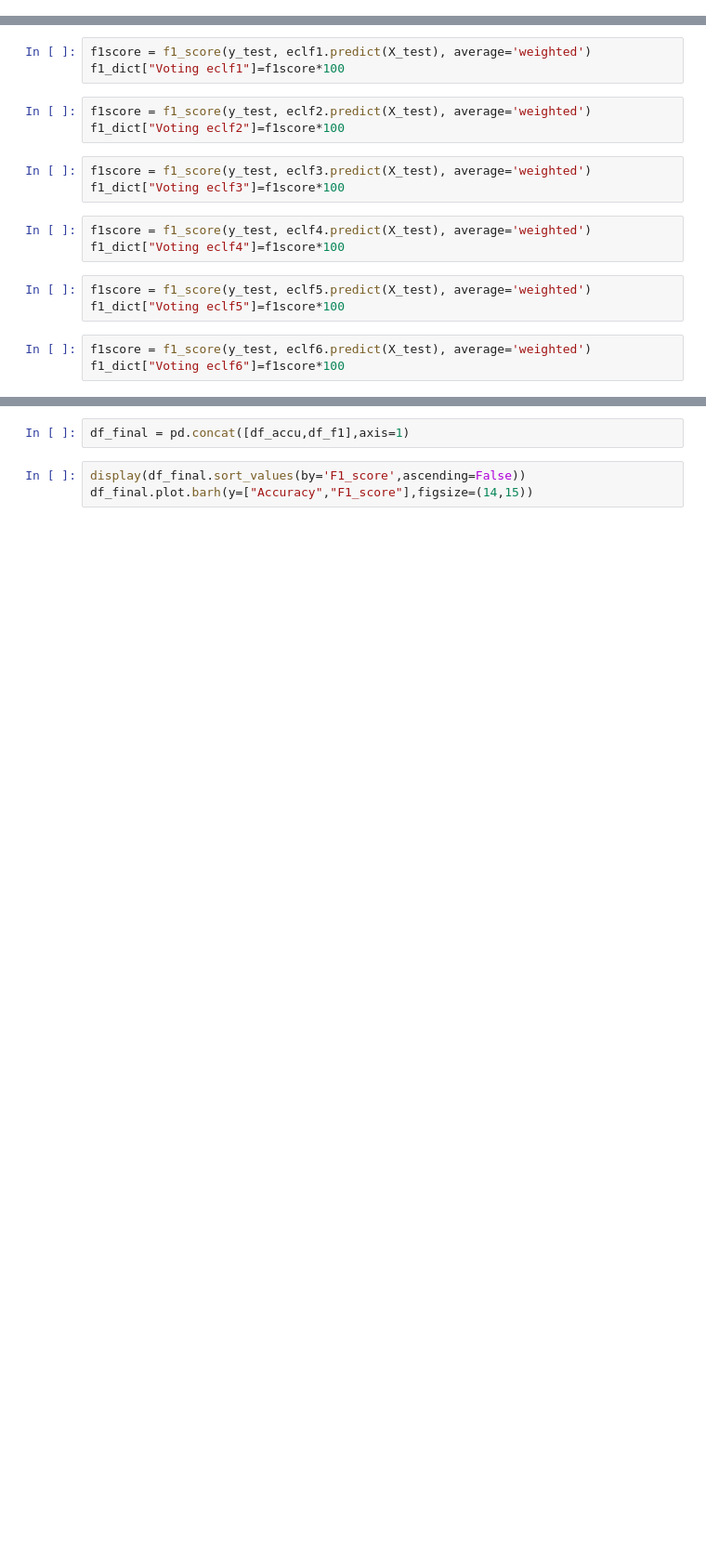
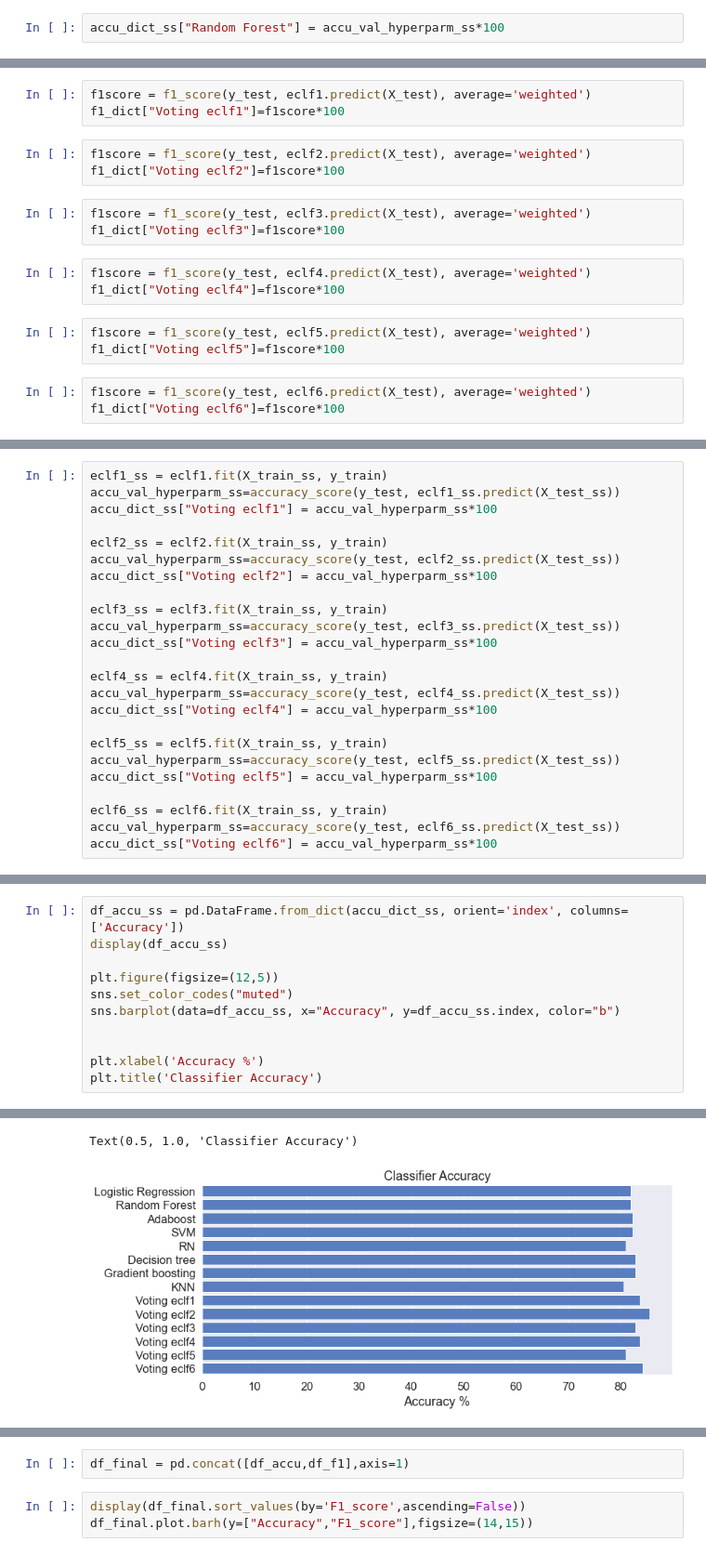
Before and after one commit to bouhamidi/Projet_fdd, a Jupyter notebook: PROJET_FDD.ipynb, the cells around one changed output, grey strips where cells are left out. Shown at 93% size. Cells and saved outputs as stored; diff of their text form; blank space fills up the shorter version.

```diff
--- a/PROJET_FDD.ipynb
+++ b/PROJET_FDD.ipynb
@@ -1075,0 +1201,2 @@ f1_dict["Random Forest"]=f1score*100
+# %%
+accu_dict_ss["Random Forest"] = accu_val_hyperparm_ss*100
@@ -1403,0 +1816,24 @@ plt.show()
+# %%
+eclf1_ss = eclf1.fit(X_train_ss, y_train)
+accu_val_hyperparm_ss=accuracy_score(y_test, eclf1_ss.predict(X_test_ss))
+accu_dict_ss["Voting eclf1"] = accu_val_hyperparm_ss*100
+
+eclf2_ss = eclf2.fit(X_train_ss, y_train)
+accu_val_hyperparm_ss=accuracy_score(y_test, eclf2_ss.predict(X_test_ss))
+accu_dict_ss["Voting eclf2"] = accu_val_hyperparm_ss*100
+
+eclf3_ss = eclf3.fit(X_train_ss, y_train)
+accu_val_hyperparm_ss=accuracy_score(y_test, eclf3_ss.predict(X_test_ss))
+accu_dict_ss["Voting eclf3"] = accu_val_hyperparm_ss*100
+
+eclf4_ss = eclf4.fit(X_train_ss, y_train)
+accu_val_hyperparm_ss=accuracy_score(y_test, eclf4_ss.predict(X_test_ss))
+accu_dict_ss["Voting eclf4"] = accu_val_hyperparm_ss*100
+
+eclf5_ss = eclf5.fit(X_train_ss, y_train)
+accu_val_hyperparm_ss=accuracy_score(y_test, eclf5_ss.predict(X_test_ss))
+accu_dict_ss["Voting eclf5"] = accu_val_hyperparm_ss*100
+
+eclf6_ss = eclf6.fit(X_train_ss, y_train)
+accu_val_hyperparm_ss=accuracy_score(y_test, eclf6_ss.predict(X_test_ss))
+accu_dict_ss["Voting eclf6"] = accu_val_hyperparm_ss*100
@@ -1403,0 +1858,12 @@ plt.show()
+# %%
+df_accu_ss = pd.DataFrame.from_dict(accu_dict_ss, orient='index', columns=['Accuracy'])
+display(df_accu_ss)
+
+plt.figure(figsize=(12,5))
+sns.set_color_codes("muted")
+sns.barplot(data=df_accu_ss, x="Accuracy", y=df_accu_ss.index, color="b")
+
+
+plt.xlabel('Accuracy %')
+plt.title('Classifier Accuracy')
+# %% [output]
@@ -1404,3 +1885,5 @@ plt.show()
+Text(0.5, 1.0, 'Classifier Accuracy')
+[figure, added]
 # %%
 df_f1 = pd.DataFrame.from_dict(f1_dict, orient='index', columns=['F1_score'])
 display(df_f1)
```
Also changed, not shown: parts of 67 cells of this notebook.
